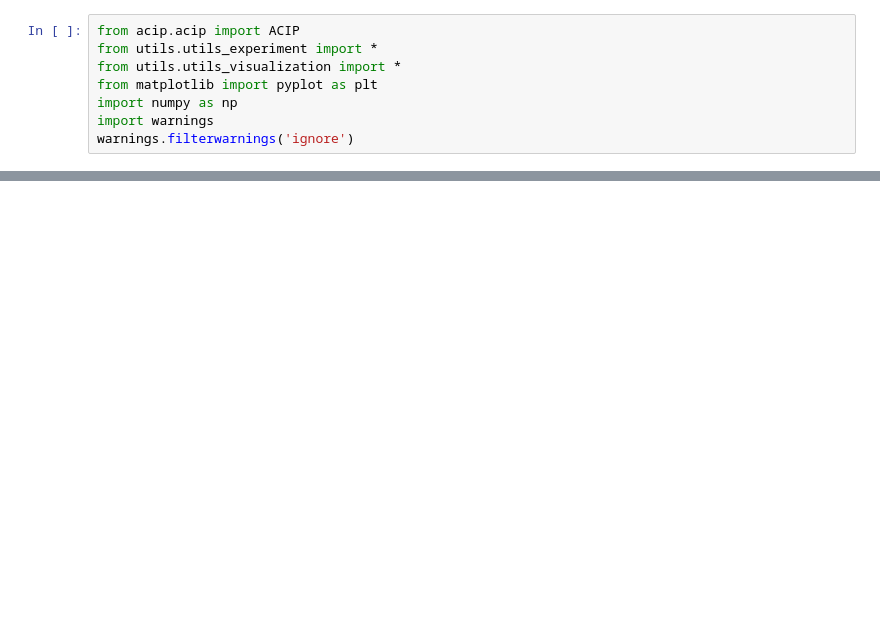
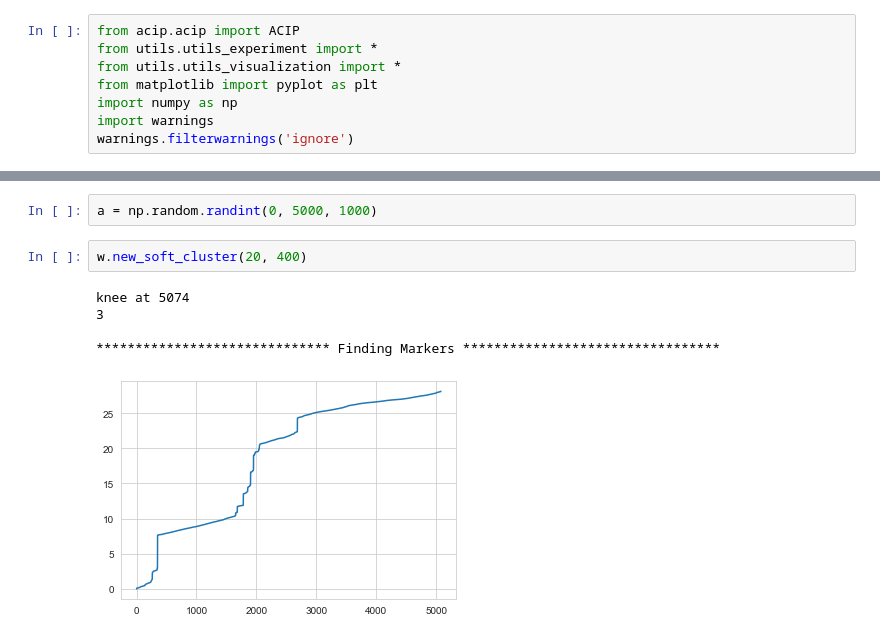
Before and after one commit to ferrocactus/cellar, a Jupyter notebook: notebooks/main.ipynb, the cells around one changed output, grey strips where cells are left out. Saved outputs shown, nothing was run; the diff lists cells and outputs as text; blank space fills up the shorter version.

Commit message:
adding soft and hard constrained clustering

```diff
--- a/notebooks/main.ipynb
+++ b/notebooks/main.ipynb
@@ -23,5 +23,15 @@ Highest score is achieved for n_clusters = 3
 
 ****************************** Finding Markers *********************************
+# %%
+a = np.random.randint(0, 5000, 1000)
+# %%
+w.new_soft_cluster(20, 400)
+# %% [output]
+knee at 5074
+3
+
+****************************** Finding Markers *********************************
+[figure, added]
 # %%
 w.plot('2d')
 # %% [output]
```
Also changed, not shown: parts of 3 cells of this notebook, 3 other files.
